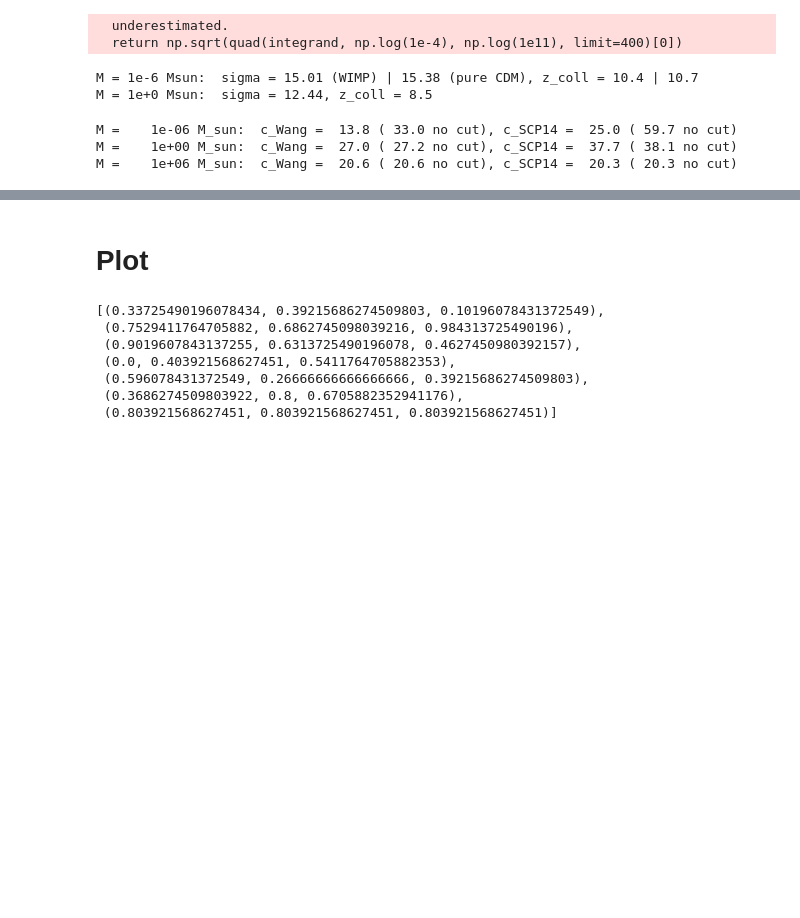
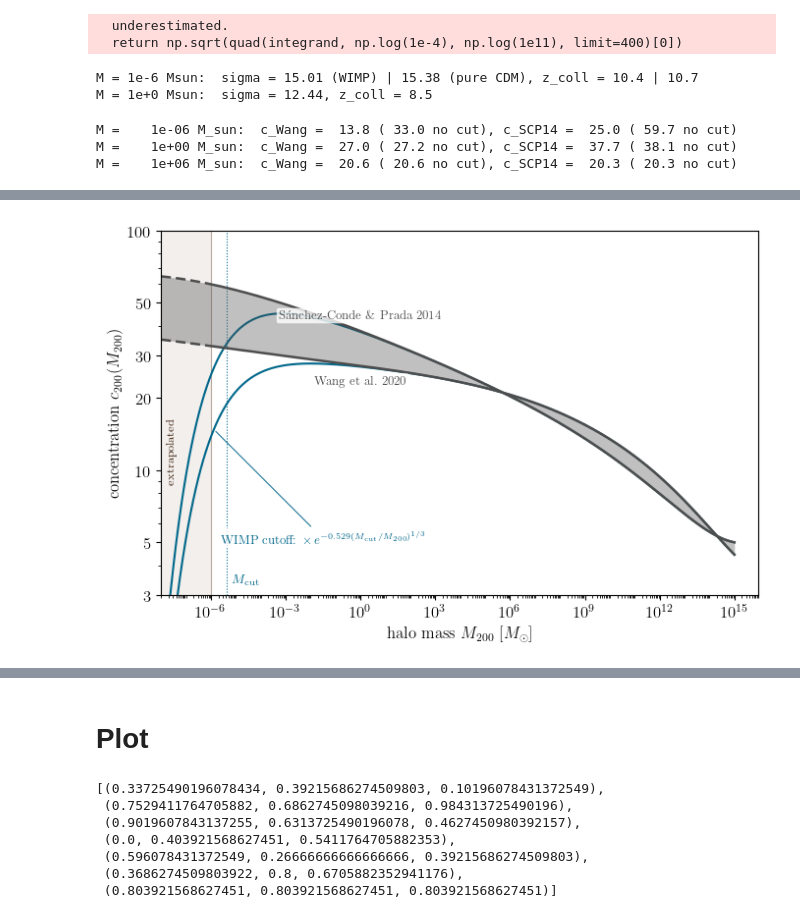
Before and after one commit to kenvantilburg/quaDM_lens, a Jupyter notebook: code/matter_power.ipynb, the cells around one changed output, grey strips where cells are left out. Cells and saved outputs as stored; diff of their text form; code cells hidden in the pictures; blank space fills up the shorter version.

```diff
--- a/code/matter_power.ipynb
+++ b/code/matter_power.ipynb
@@ -377,11 +499,11 @@ M = 1e+0 Msun:  sigma = 12.44, z_coll = 8.5
 # concentration-mass relation: extrapolations to substellar masses differ widely, so the
 # prediction is bracketed by two published relations:
 #   lower edge: Wang et al. 2020 universal (Einasto) relation -- the least concentrated
-#   upper edge: Sanchez-Conde & Prada 2014 flattened relation -- roughly 2x higher c at M_fs
-# WIMP variants are truncated near the free-streaming mass with the Wang et al. 2020
-# suppression factor exp[-0.529 (M_fs/M)^(1/3)]; pure-CDM variants carry no cutoff.
+#   upper edge: Sanchez-Conde & Prada 2014 flattened relation -- roughly 2x higher c at M_cut
+# WIMP variants are truncated near the cutoff mass with the Wang et al. 2020
+# suppression factor exp[-0.529 (M_cut/M)^(1/3)]; pure-CDM variants carry no cutoff.
 def conc_Wang(M):
-    return np.clip(c_Einasto(M, h=cosmo.h, M_fs=M_fs), 2, 200)
+    return np.clip(c_Einasto(M, h=cosmo.h, M_cut=M_cut), 2, 200)
 def conc_Wang_nocut(M):
     return np.clip(c_Einasto(M, h=cosmo.h), 2, 200)
 
@@ -391,12 +513,10 @@ def _scp14_pol(M):
     return sum(ci * x**i for i, ci in enumerate(_scp14_coeff))
 def conc_SCP14(M):
     """Sanchez-Conde & Prada 2014 (Eq. 1) c_200(M, z=0)."""
-    return np.clip(np.exp(-0.529 * (M_fs / M)**(1/3)) * _scp14_pol(M), 2, 200)
+    return np.clip(np.exp(-0.529 * (M_cut / M)**(1/3)) * _scp14_pol(M), 2, 200)
 def conc_SCP14_nocut(M):
     return np.clip(_scp14_pol(M), 2, 200)
 
-def r_200(M):
-    return (3 * M / (4 * np.pi * 200 * rho_crit_0))**(1 / 3)
 def u_NFW(k, M, conc):
     """Normalized Fourier transform of an NFW halo of mass M (u -> 1 as k -> 0)."""
     c = conc(M); r_s = r_200(M) / c; x = k * r_s
@@ -413,7 +533,7 @@ def Delta2_PS(k, conc=conc_Wang, cutoff=True):
     for lnM in _lnM_1h:
         M = np.exp(lnM)
         integral += dn_dlnM(M, cutoff) * M**2 * u_NFW(k, M, conc)**2 * dlnM
-    return k**3 / (2 * np.pi**2) * integral / rho_m_0**2
+    return k**3 / (2 * np.pi**2) * integral / rho_M_0**2
 
 for M in np.array([1e-6, 1e0, 1e6]) * M_Solar:
     print('M = %8.0e M_sun:  c_Wang = %5.1f (%5.1f no cut), c_SCP14 = %5.1f (%5.1f no cut)'
@@ -422,3 +542,81 @@ for M in np.array([1e-6, 1e0, 1e6]) * M_Solar:
 M =    1e-06 M_sun:  c_Wang =  13.8 ( 33.0 no cut), c_SCP14 =  25.0 ( 59.7 no cut)
 M =    1e+00 M_sun:  c_Wang =  27.0 ( 27.2 no cut), c_SCP14 =  37.7 ( 38.1 no cut)
 M =    1e+06 M_sun:  c_Wang =  20.6 ( 20.6 no cut), c_SCP14 =  20.3 ( 20.3 no cut)
+# %%
+# --- the two concentration-mass relations, on their own axes ---
+# Produces figs/concentration.pdf: the c_200(M_200) relations that set the two edges of the
+# non-linear halo band of Fig. matter_power.  They agree to ~10% near 10^6 M_Solar, where
+# both are anchored to simulations, and drift apart to a factor ~1.8 at the substellar
+# masses that carry the small-scale power -- which is precisely the width of that band.
+# Solid over 10^-6 - 10^15 M_Solar (the range the two fits quote); dashed and shaded below,
+# where both polynomials are extrapolations (the SCP14 one even turns over near 10^-9).
+# Gray = pure CDM (no cutoff, the null hypothesis); blue = fiducial 100 GeV WIMP, whose
+# exp[-0.529 (M_cut/M)^(1/3)] factor collapses both relations below M_cut.  The blue curves
+# are drawn UNDER the gray ones over the full mass range, so they show only where the
+# cutoff actually bites; above it the two coincide by construction.
+fig, ax = plt.subplots(1, 1, figsize=(7, 4.6))
+dark_gray = (0.30, 0.30, 0.30)
+
+vec_M_c   = np.logspace(-8, 15, 900) * M_Solar   # mass grid shared with the rho_s cell below
+M_sun_c   = vec_M_c / M_Solar
+M_fit_min = 1e-6                                 # [M_Solar] lower end of the quoted fit ranges
+msk_fit   = M_sun_c >= M_fit_min
+
+# axes follow vec_M_c, so changing the grid above moves the frame and the ticks with it
+xlim = (M_sun_c[0], M_sun_c[-1]); ylim = (3, 1e2)
+_dec = np.arange(np.ceil(np.log10(xlim[0])), np.log10(xlim[1]) + 0.5)          # decades in range
+_maj = _dec[_dec % 3 == 0]                                                     # label every third
+ax.set_xscale('log'); ax.set_yscale('log')
+ax.set_xlim(xlim); ax.set_ylim(ylim)
+ax.set_xlabel(r'halo mass $M_{200}~[M_\odot]$')
+ax.set_ylabel(r'concentration $c_{200}(M_{200})$')
+ax.set_xticks(10.0**_maj, minor=False)
+ax.set_xticks(np.outer(10.0**_dec, range(1, 10)).flatten(), minor=True)
+ax.xaxis.set_minor_formatter(plt.NullFormatter())
+ax.set_yticks([3, 5, 10, 20, 30, 50, 100])
+ax.set_yticklabels(['3', '5', '10', '20', '30', '50', '100'])
+ax.yaxis.set_minor_formatter(plt.NullFormatter())
+
+# masses below the simulated range: everything there is polynomial extrapolation
+ax.axvspan(xlim[0], M_fit_min, color=(0.36, 0.21, 0.11, 0.08), lw=0, zorder=0.5)
+ax.axvline(M_fit_min, color=(0.36, 0.21, 0.11, 0.45), lw=0.8, zorder=0.6)
+ax.text(xlim[0] * 10**0.4, 12, r'extrapolated', rotation=90, fontsize=8.5,
+        color=(0.26, 0.15, 0.07), ha='center', va='center')
+
+# fiducial WIMP: the same relations times the damping-cutoff suppression (drawn first)
+ax.plot(M_sun_c, conc_Wang(vec_M_c),  color=colors[3], lw=1.5, zorder=2.0)
+ax.plot(M_sun_c, conc_SCP14(vec_M_c), color=colors[3], lw=1.5, zorder=2.0)
+ax.axvline(M_cut / M_Solar, color=colors[3], lw=0.8, ls='dotted', zorder=1.9)
+ax.text(M_cut / M_Solar * 1.5, 3.3, r'$M_\mathrm{cut}$', color=colors[3],
+        fontsize=9.5, ha='left', va='bottom')
+_M_pt = 1.3e-6                                                                 # anchor on the blue curve
+ax.annotate(r'WIMP cutoff: $\times\, e^{-0.529 (M_\mathrm{cut}/M_{200})^{1/3}}$',
+            xy=(_M_pt, conc_Wang(_M_pt * M_Solar)), xytext=(3e-2, 5.2),
+            color=colors[3], fontsize=9, ha='center', va='center', zorder=4,
+            bbox=dict(boxstyle='round,pad=0.20', facecolor=(1, 1, 1, 0.8), edgecolor='none'),
+            arrowprops=dict(arrowstyle='-', color=colors[3], lw=0.7, shrinkA=2, shrinkB=2))
+
+# pure CDM: the band of Fig. matter_power, between the two relations
+c_W = conc_Wang_nocut(vec_M_c)
+c_S = conc_SCP14_nocut(vec_M_c)
+ax.fill_between(M_sun_c, c_W, c_S, color=dark_gray, alpha=0.35, lw=0, zorder=2.2)
+for c_ in (c_W, c_S):
+    ax.plot(M_sun_c[msk_fit],  c_[msk_fit],  color=dark_gray, lw=1.8, zorder=2.4)
+    ax.plot(M_sun_c[~msk_fit], c_[~msk_fit], color=dark_gray, lw=1.8, zorder=2.4, ls=(0, (4, 2)))
+
+# in-place curve labels, on translucent white so they stay legible over the band
+def _lab_c(M_lab, c_of_M, text, dy, va):
+    ax.text(M_lab, c_of_M(M_lab * M_Solar) * dy, text, color=dark_gray, fontsize=9,
+            ha='center', va=va, zorder=4,
+            bbox=dict(boxstyle='round,pad=0.18', facecolor=(1, 1, 1, 0.8), edgecolor='none'))
+_lab_c(1e0, conc_SCP14_nocut, r"S\'anchez-Conde \& Prada 2014", 1.10, 'bottom')
+_lab_c(1e0, conc_Wang_nocut,  r'Wang et al.\ 2020',             0.91, 'top')
+
+fig.tight_layout()
+fig.savefig('../figs/concentration.pdf', bbox_inches='tight')
+
+for M in np.array([1e-8, 1e-6, 1e0, 1e6, 1e12, 1e15]) * M_Solar:
+    print('M = %8.0e M_sun:  c_Wang = %6.1f, c_SCP14 = %6.1f  (ratio %.2f)'
+          % (M / M_Solar, conc_Wang_nocut(M), conc_SCP14_nocut(M),
+             conc_SCP14_nocut(M) / conc_Wang_nocut(M)))
+# %% [output]
@@ -424,0 +629 @@ M =    1e+06 M_sun:  c_Wang =  20.6 ( 20.6 no cut), c_SCP14 =  20.3 ( 20.3 no cu
+[figure, added]
```
Also changed, not shown: parts of 26 cells of this notebook, 31 other files.
